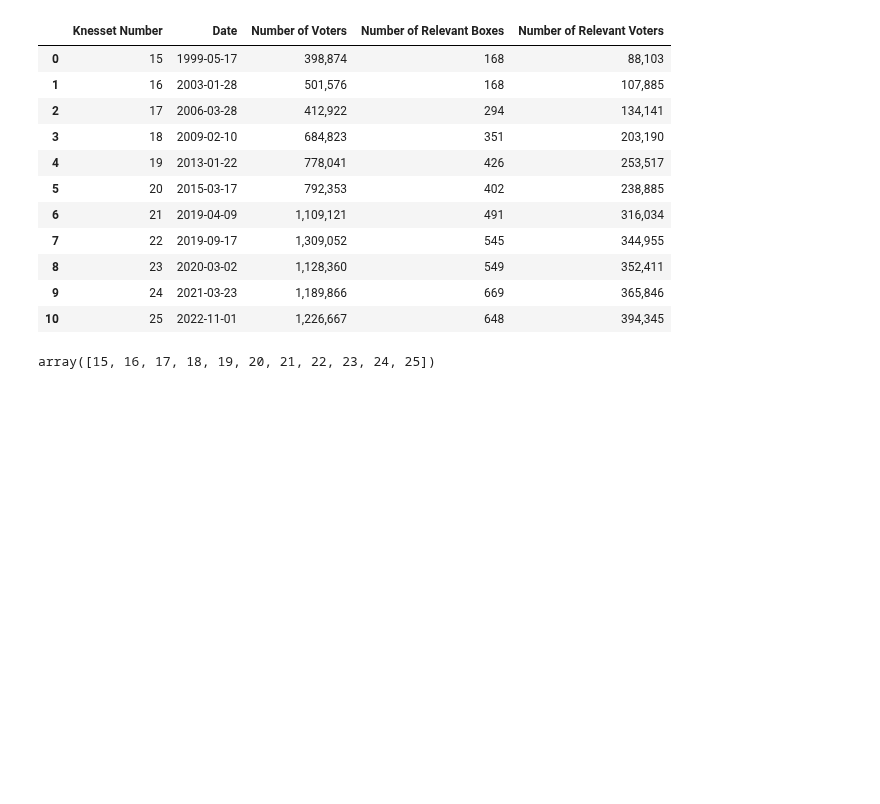
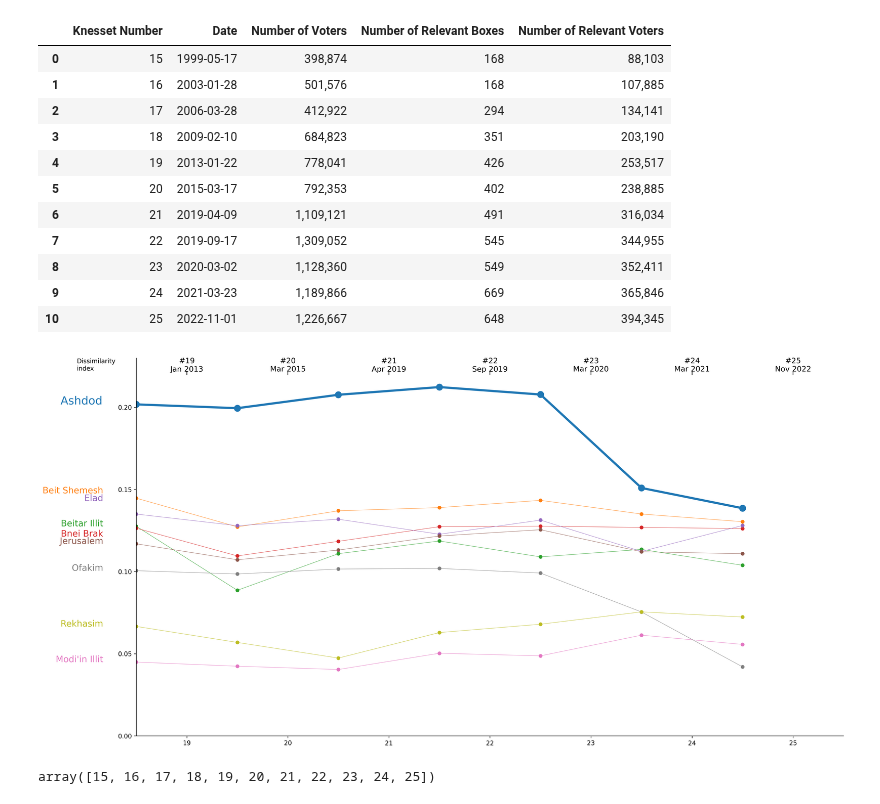
Before and after one commit to bgbg/segregation_paper, a Jupyter notebook: notebooks/voter_separation.ipynb, the cells around one changed output. Saved outputs shown, nothing was run; the diff lists cells and outputs as text; code cells hidden in the pictures; blank space fills up the shorter version.

Commit message:
refactor: reorganize voter_separation notebook cell order
- Move df_dynamics_filtered cell to logical position after df_dynamics creation
- Fixes cell execution order dependencies

```diff
--- a/notebooks/voter_separation.ipynb
+++ b/notebooks/voter_separation.ipynb
@@ -500,6 +500,59 @@ df_table
 df_dynamics = df_data_all.merge(
     df_summary[["city_name", "last_value"]], on="city_name"
 ).sort_values("knesset_number")
+# %%
+# Filter to Knesset 19 and above
+df_dynamics_filtered = df_dynamics[df_dynamics.knesset_number >= 19].copy()
+
+fig, ax = plt.subplots(figsize=(18, 9))
+for i, (city_name, df_city) in enumerate(df_dynamics_filtered.groupby("city_name")):
+    # Use knesset_number - 0.5 for x-axis (places markers between knesset numbers)
+    x = df_city.knesset_number - 0.5
+    y = df_city.dissimilarity
+    clr = f"C{i}"
+    lw = 3.5 if city_name == "Ashdod" else 0.5
+    ms = 10 if city_name == "Ashdod" else 5
+    fontsize = 18 if city_name == "Ashdod" else 14
+    # Use plot instead of step
+    ax.plot(x, y, "-o", label=city_name, color=clr, lw=lw, ms=ms)
+    # Position city labels on the left
+    xx = x.values[0] - 0.3
+    yy = y.values[0]
+    if city_name == "Beit Shemesh":
+        yy += 0.003
+    elif city_name == "Elad":
+        yy += 0.008  # Move Elad up
+    elif city_name == "Bnei Brak":
+        yy -= 0.005  # Move Bnei Brak down
+    elif city_name == "Beitar Ilit":
+        yy -= 0.012  # Move Beitar Ilit further down
+    ax.text(xx, yy, f"{city_name} ", color=clr, ha="right", fontsize=fontsize)
+
+sns.despine(ax=ax)
+ax.grid(False)
+y_max = ax.get_ylim()[-1]
+# Add knesset number labels at top (only for Kn 19 and above)
+for knesset_number, election_date in df_dates["election_date"].loc[19:].items():
+    str_date = election_date.strftime("%b %Y")
+    x = knesset_number
+    ax.plot(x, y_max, "|k")
+    ax.text(
+        x,
+        y_max,
+        f"#{knesset_number}\n{str_date}",
+        ha="center",
+        va="bottom",
+        color="black",
+        fontsize=12,
+    )
+ax.set_ylim((0, ax.get_ylim()[1]))
+ax.set_ylabel("Dissimilarity\nindex", ha="right", ma="left", rotation=0, y=1, va="top")
+ax.set_xlim((18.5, df_dynamics_filtered.knesset_number.max() + 0.5))
+fig.tight_layout()
+fig.savefig("../data/processed/reports/plots/dissimilarity_dynamics_kn.png", dpi=300)
+!open ../data/processed/reports/plots/dissimilarity_dynamics_kn.png
+# %% [output]
+[figure, added]
 # %%
 df_dynamics.knesset_number.unique()
 # %% [output]
```
Also changed, not shown: parts of 7 cells of this notebook.
